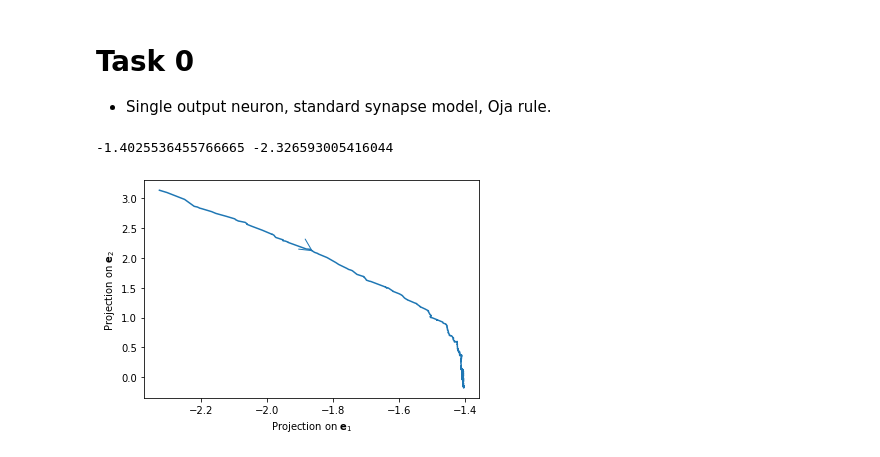
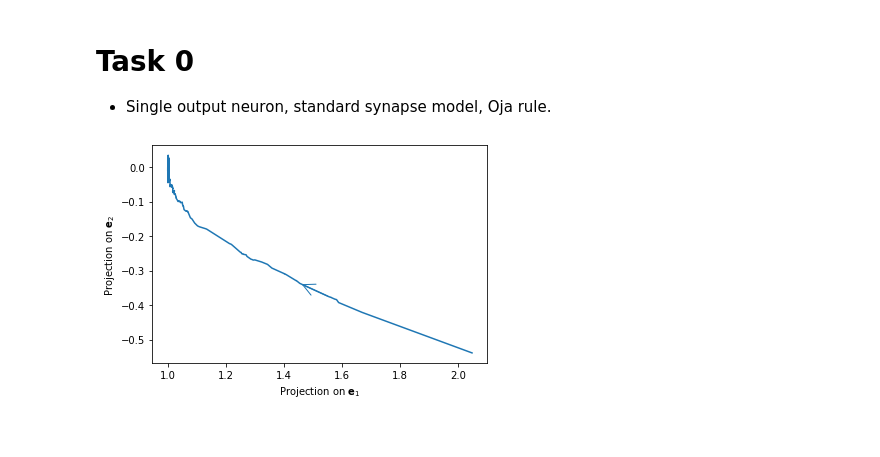
Before and after one commit to sebwyh/complex-synapse, a Jupyter notebook: task0.ipynb, the cells around one changed output. Cells and saved outputs as stored; diff of their text form; code cells hidden in the pictures.

Commit message:
Added a couple more plots in task0.ipynb. New notebook to experiment with parameters.

```diff
--- a/task0.ipynb
+++ b/task0.ipynb
@@ -15,22 +15,25 @@ a = 0.1
 Q = e1.dot(e1.T) + a * np.identity(N) # covariance matrix
 mu = np.zeros(N) # mean
 tau_w = 300 # time constant for weight updates
+T = 10000 # number of simulation time steps
 alpha = 1
-
-# u = random.multivariate_normal(mu, Q)
 # %%
 U = []
 W = []
+W_norm = []
 
-for t in range(10000):
+for t in range(T):
     u = random.multivariate_normal(mu, Q)
     v = u.dot(w)
     w = w + (1/tau_w) * (v*u - alpha*(v**2)*w)
     U.append(u)
     W.append(w)
+    W_norm.append(np.sqrt(w.T.dot(w)))
+
 
 U = np.array(U)
 W = np.array(W)
+W_norm = np.array(W_norm)
 # %%
 def add_arrow(line, position=None, direction='right', size=15, color=None):
     """
@@ -64,18 +67,16 @@ def add_arrow(line, position=None, direction='right', size=15, color=None):
         size=size
     )
 # %%
-U1 = U.dot(e1) # projections on first principal component
-U2 = U.dot(e2)
-W1 = W.dot(e1)
-W2 = W.dot(e2)
+U1 = U.dot(e1)/np.sqrt(e1.T.dot(e1)) # projections on first principal component
+U2 = U.dot(e2)/np.sqrt(e2.T.dot(e2))
+W1 = W.dot(e1)/np.sqrt(e1.T.dot(e1))
+W2 = W.dot(e2)/np.sqrt(e2.T.dot(e2))
 
-f1 = plt.figure(0)
+f0= plt.figure(0)
 trace = plt.plot(W1, W2)[0]
 plt.xlabel('Projection on $\mathbf{e}_1$')
 plt.ylabel('Projection on $\mathbf{e}_2$')
 
-print(np.max(W1), np.min(W1))
 add_arrow(trace, position=0.5*(np.max(W1) + np.min(W1)), size=30)
 # %% [output]
--1.4025536455766665 -2.326593005416044
-[figure, old version]
+[figure, new version]
```
Also changed, not shown: parts of 2 cells of this notebook, 2 other files.
